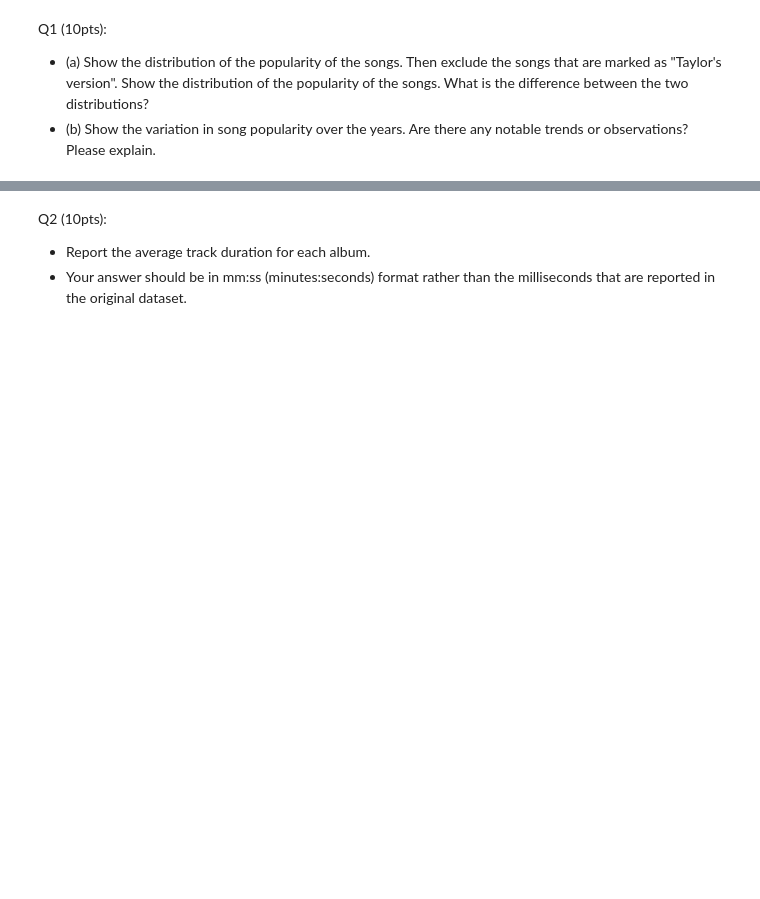
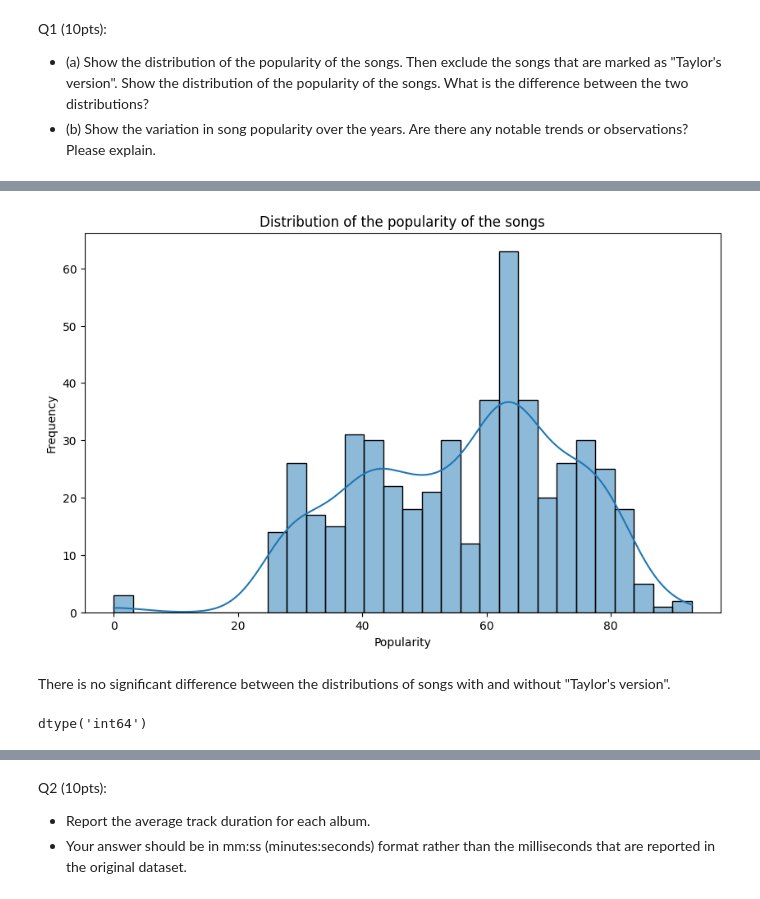
Before and after one commit to NakaFrozn/SI618, a Jupyter notebook: Assignments/SI_618_Homework_04.ipynb, the cells around one changed output, grey strips where cells are left out. Cells and saved outputs as stored; diff of their text form; code cells hidden in the pictures; blank space fills up the shorter version.

```diff
--- a/Assignments/SI_618_Homework_04.ipynb
+++ b/Assignments/SI_618_Homework_04.ipynb
@@ -66,0 +115,4 @@ Q1 (10pts):
+# %%
+# Q1 Distribution of the popularity of the songs excluding "Taylor's Version"
+data_exclude_taylor_version = data[data['name'].str.contains("Taylor's Version") == False]
+data_exclude_taylor_version.describe() # check the descriptive statistics of the data
@@ -66,0 +129,12 @@ Q1 (10pts):
+# %%
+# Plot the distribution of the popularity of the songs excluding "Taylor's Version"
+plt.figure(figsize=(10, 6))
+sns.histplot(data_exclude_taylor_version.popularity, bins=30, kde=True)
+plt.title('Distribution of the popularity of the songs')
+plt.xlabel('Popularity')
+plt.ylabel('Frequency')
+plt.show()
+# %% [output]
+[figure, added]
+# %% [markdown]
+There is no significant difference between the distributions of songs with and without "Taylor's version".
@@ -66,0 +146,4 @@ Q1 (10pts):
+# %%
+data['release_year'].dtype
+# %% [output]
+dtype('int64')
```
Also changed, not shown: parts of 27 cells of this notebook.
